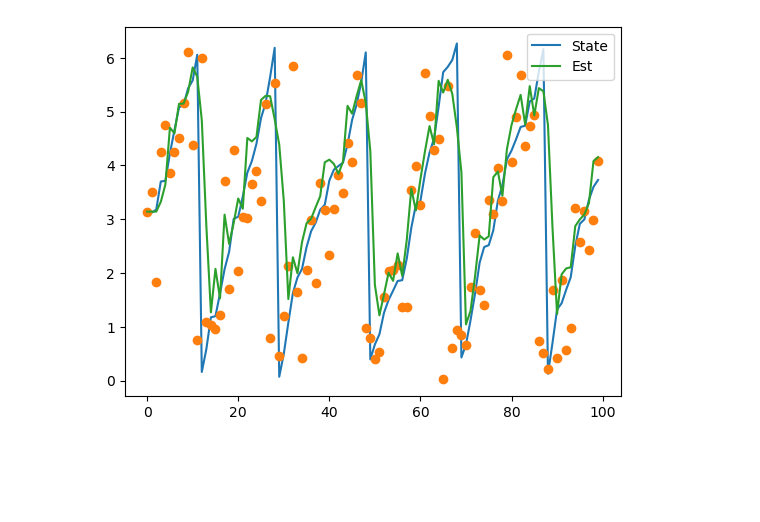
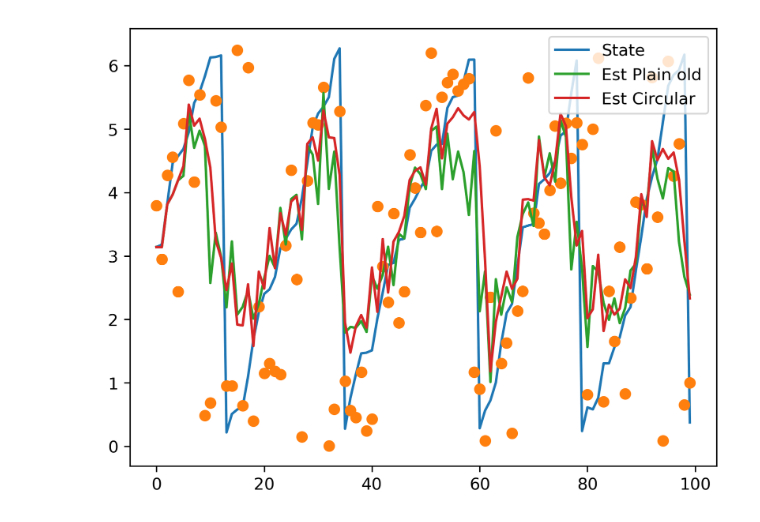
Before and after one commit to CanyonTurtle/cannon-curtis-spencer-tyler-acme, a Jupyter notebook: vol-3/naive_kalman.ipynb, the cells around one changed output. Cells and saved outputs as stored; diff of their text form; code cells hidden in the pictures; blank space fills up the shorter version.

Commit message:
added circular option

```diff
--- a/vol-3/naive_kalman.ipynb
+++ b/vol-3/naive_kalman.ipynb
@@ -72,7 +72,7 @@ class KalmanFilter(object):
         return states, obs
 
 
-    def estimate(self,x0,P0,z, return_norms = False):
+    def estimate(self,x0,P0,z, return_norms = False, circular=True):
         """
         Compute the state estimates using the kalman filter.
 
@@ -105,7 +105,10 @@ class KalmanFilter(object):
 
             # update
             # now yk is either what it is or we shift on the circle no we multiply by the sign to get negatives that are needed
-            yk = np.minimum(np.abs(temp), 2*np.pi - np.abs(temp)) * np.sign(temp)
+            if circular:
+                yk = np.minimum(np.abs(temp), 2*np.pi - np.abs(temp)) * np.sign(temp)
+            else:
+                yk = temp
             Sk = self.H @ P0 @ self.H.T + self.R
             Kk = P0 @ self.H.T @ inv(Sk)
 
@@ -183,28 +186,31 @@ class KalmanFilter(object):
 # %%
 deltat = 0.1
 F = np.array([[1,0,deltat],
               [1,0,0],
               [deltat**-1, deltat**-1, 0]])
 
 H = np.zeros((18,3))
 H[:,0] = np.ones(18)
 
 u = np.zeros(3)
 
 Q = np.eye(3) * 0.001
-R = np.eye(18) * 0.5
+R = np.eye(18)
 
 kf = KalmanFilter(F, Q, H, R, u)
 
 x0 = np.array([np.pi, np.pi, 0])
 s, obs = kf.evolve(x0, 100)
 
-est = kf.estimate(np.array([np.pi, np.pi, 0]), np.eye(3)*0.001, obs[:,:])
+est_b = kf.estimate(np.array([np.pi, np.pi, 0]), np.eye(3)*0.001, obs[:,:], circular=False)
+est_g = kf.estimate(np.array([np.pi, np.pi, 0]), np.eye(3)*0.001, obs[:,:], circular=True)
 t = np.arange(100)
+plt.figure(dpi=300)
 plt.plot(s[0], label='State')
 plt.plot(obs[0], 'o')
-plt.plot(est[0], label='Est')
+plt.plot(est_b[0], label='Est Plain old')
+plt.plot(est_g[0], label='Est Circular')
 plt.legend()
 plt.show()
 # %% [output]
-[figure, old version]
+[figure, new version]
```
